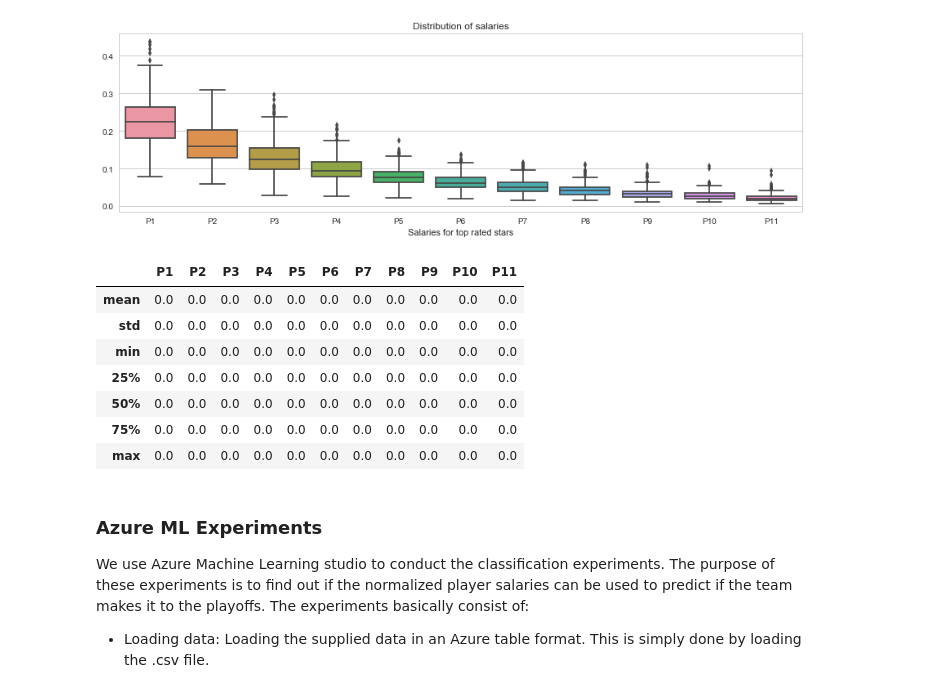
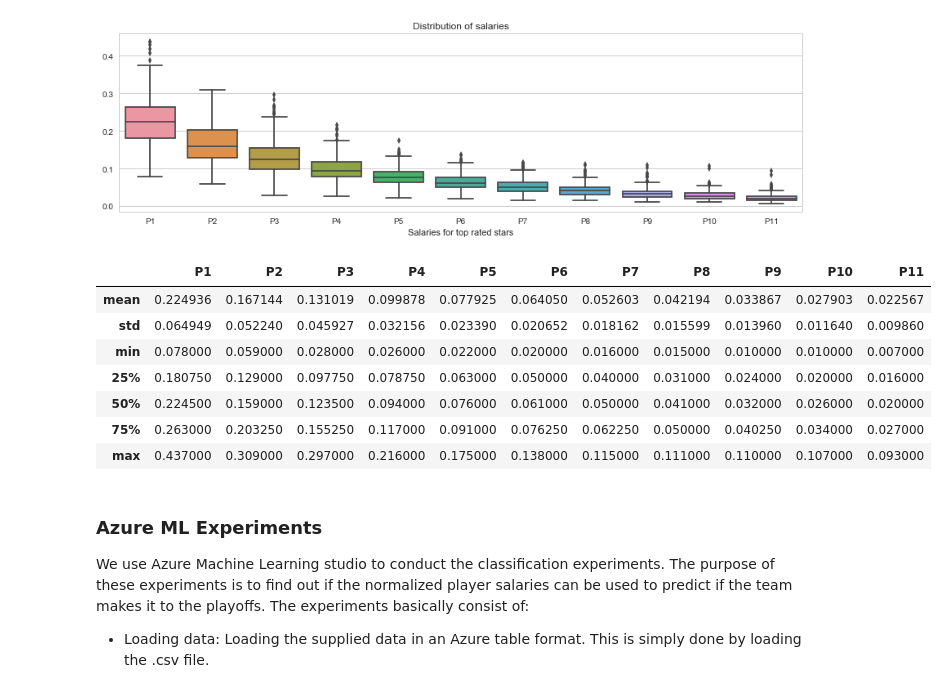
Before and after one commit to noorzaman/bb_finances, a Jupyter notebook: zaman_nurul.ipynb, the cells around one changed output. Saved outputs shown, nothing was run; the diff lists cells and outputs as text; code cells hidden in the pictures.

```diff
--- a/zaman_nurul.ipynb
+++ b/zaman_nurul.ipynb
@@ -415,16 +425,16 @@ show_salary_distribution()
 # %% [output]
 [figure]
 # %%
-create_prediction_df(normed = True).describe().iloc[1:,1:12].round()
+create_prediction_df(normed = True).describe().iloc[1:,1:12]
 # %% [output]
 |  | P1 | P2 | P3 | P4 | P5 | P6 | P7 | P8 | P9 | P10 | P11 |
-| mean | 0.0 | 0.0 | 0.0 | 0.0 | 0.0 | 0.0 | 0.0 | 0.0 | 0.0 | 0.0 | 0.0 |
-| std | 0.0 | 0.0 | 0.0 | 0.0 | 0.0 | 0.0 | 0.0 | 0.0 | 0.0 | 0.0 | 0.0 |
-| min | 0.0 | 0.0 | 0.0 | 0.0 | 0.0 | 0.0 | 0.0 | 0.0 | 0.0 | 0.0 | 0.0 |
-| 25% | 0.0 | 0.0 | 0.0 | 0.0 | 0.0 | 0.0 | 0.0 | 0.0 | 0.0 | 0.0 | 0.0 |
-| 50% | 0.0 | 0.0 | 0.0 | 0.0 | 0.0 | 0.0 | 0.0 | 0.0 | 0.0 | 0.0 | 0.0 |
-| 75% | 0.0 | 0.0 | 0.0 | 0.0 | 0.0 | 0.0 | 0.0 | 0.0 | 0.0 | 0.0 | 0.0 |
-| max | 0.0 | 0.0 | 0.0 | 0.0 | 0.0 | 0.0 | 0.0 | 0.0 | 0.0 | 0.0 | 0.0 |
+| mean | 0.224936 | 0.167144 | 0.131019 | 0.099878 | 0.077925 | 0.064050 | 0.052603 | 0.042194 | 0.033867 | 0.027903 | 0.022567 |
+| std | 0.064949 | 0.052240 | 0.045927 | 0.032156 | 0.023390 | 0.020652 | 0.018162 | 0.015599 | 0.013960 | 0.011640 | 0.009860 |
+| min | 0.078000 | 0.059000 | 0.028000 | 0.026000 | 0.022000 | 0.020000 | 0.016000 | 0.015000 | 0.010000 | 0.010000 | 0.007000 |
+| 25% | 0.180750 | 0.129000 | 0.097750 | 0.078750 | 0.063000 | 0.050000 | 0.040000 | 0.031000 | 0.024000 | 0.020000 | 0.016000 |
+| 50% | 0.224500 | 0.159000 | 0.123500 | 0.094000 | 0.076000 | 0.061000 | 0.050000 | 0.041000 | 0.032000 | 0.026000 | 0.020000 |
+| 75% | 0.263000 | 0.203250 | 0.155250 | 0.117000 | 0.091000 | 0.076250 | 0.062250 | 0.050000 | 0.040250 | 0.034000 | 0.027000 |
+| max | 0.437000 | 0.309000 | 0.297000 | 0.216000 | 0.175000 | 0.138000 | 0.115000 | 0.111000 | 0.110000 | 0.107000 | 0.093000 |
 # %% [markdown]
 ### Azure ML Experiments
 We use Azure Machine Learning studio to conduct the classification experiments. The purpose of these experiments is to find out if the normalized player salaries can be used to predict if the team makes it to the playoffs. The experiments basically consist of:
```
Also changed, not shown: parts of 16 cells of this notebook.
